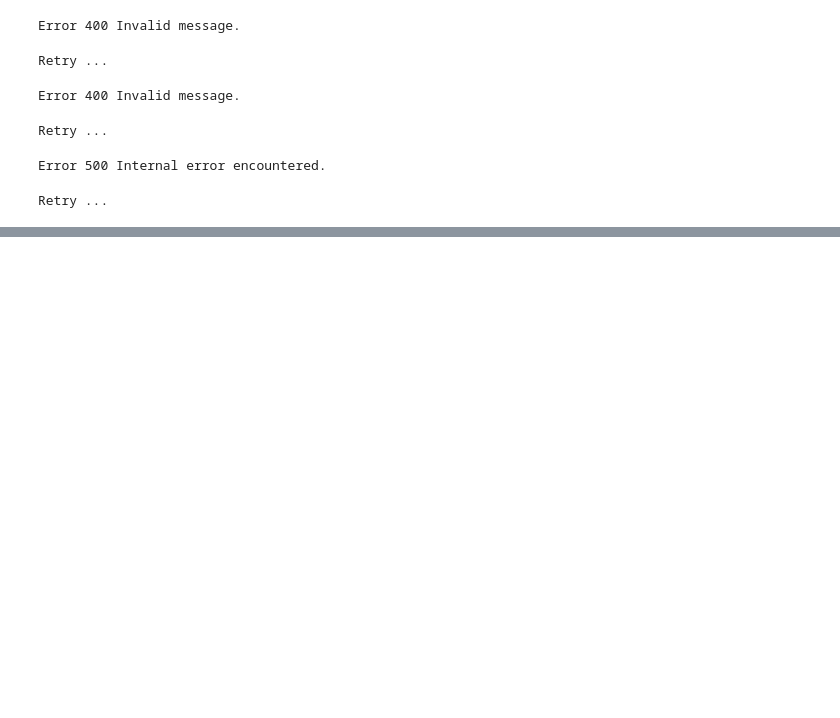
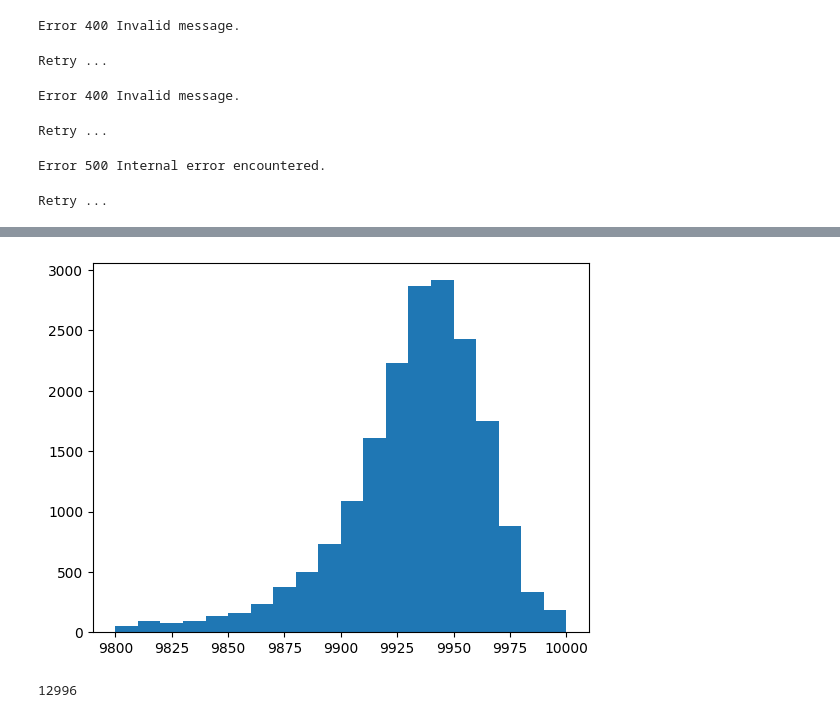
Before and after one commit to trungdung211/KalapaMedicalQA, a Jupyter notebook: Datasets/[colab]-Kalapa-Corpus-QA-Dataset.ipynb, the cells around one changed output, grey strips where cells are left out. Cells and saved outputs as stored; diff of their text form; code cells hidden in the pictures; blank space fills up the shorter version.

```diff
--- a/Datasets/[colab]-Kalapa-Corpus-QA-Dataset.ipynb
+++ b/Datasets/[colab]-Kalapa-Corpus-QA-Dataset.ipynb
@@ -322,0 +473,31 @@ with codecs.open("./data/raw_generate_qa_by_passage.jsonl", "r", "utf-8") as f:
+# %%
+import tqdm
+import codecs
+import json
+import random
+
+all_processed_questions = []
+random.shuffle(all_question)
+
+for qt in tqdm.tqdm(all_question):
+    questions0 = list(map(lambda doc: doc['question'], qt['questions']))
+    passage = all_paragraph[(all_paragraph['file_name'] == qt['file_name']) & (all_paragraph['p_index'] == qt['p_index'])]
+    if passage.empty or not passage.iloc[0]["passage"] or not questions0:
+        continue
+    cos_similarity = get_cos_score_vs_passage(questions0, passage.iloc[0]["passage"], tokenizer, model)
+
+    for q, cos in zip(qt['questions'], cos_similarity):
+        q.update({
+            'file_name': qt['file_name'],
+            'p_index': qt['p_index'],
+            'cos_sim': cos,
+        })
+        all_processed_questions.append(q)
+
+print(all_processed_questions[0])
+print(len(all_processed_questions))
+
+with codecs.open("./data/ranked_qa_data.jsonl", "w", "utf-8") as f:
+    for r in all_processed_questions:
+        f.write(json.dumps(r, ensure_ascii=False))
+        f.write('\n')
@@ -322,0 +509,8 @@ with codecs.open("./data/raw_generate_qa_by_passage.jsonl", "r", "utf-8") as f:
+# %%
+import json
+
+all_question = []
+with open("./data/ranked_qa_data.jsonl", "r") as f:
+    all_question = list(map(lambda doc: json.loads(doc), f.readlines()))
+
+all_question[0]
@@ -322,0 +528,39 @@ with codecs.open("./data/raw_generate_qa_by_passage.jsonl", "r", "utf-8") as f:
+# %%
+import matplotlib.pyplot as plt
+plt.hist([doc['cos_sim']*10000 for doc in all_question], bins=20, range=(9800, 10000))
+plt.show()
+# %% [output]
+[figure, added]
+# %%
+cos_sim_threshold = 0.99
+choosen_questions = list(filter(lambda doc: doc["cos_sim"] >= 0.99 and len(doc["choices"].keys()) > 1, all_question))
+
+all_question_clean = []
+all_questions_set = set()
+for q in choosen_questions:
+    letters = ["A", "B", "C", "D", "E", "F"]
+    choices = {}
+    for c in letters:
+        if c not in q["choices"]:
+            break
+        choices[c] = q["choices"][c]
+    q["choices"] = choices
+    # validate questions
+    if len(choices.keys()) == 0:
+        continue
+    if len(
+        set(q["righ_answers"]).difference(set(q["choices"].keys()))
+        ) > 0:
+        continue
+    # don't use question which is too long and yes/no question
+    if (len(q["question"]) >= 320 or not q["question"].strip().endswith("?")):
+        continue
+    if q["question"] in all_questions_set:
+        continue
+    all_questions_set.add(q["question"])
+    # append to all
+    all_question_clean.append(q)
+
+print(len(all_question_clean))
+# %% [output]
+12996
```
Also changed, not shown: parts of 20 cells of this notebook.
